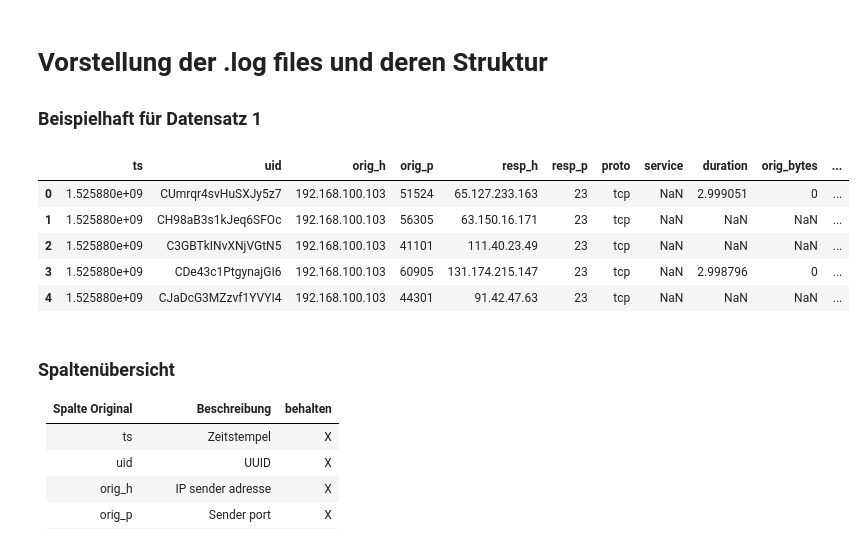
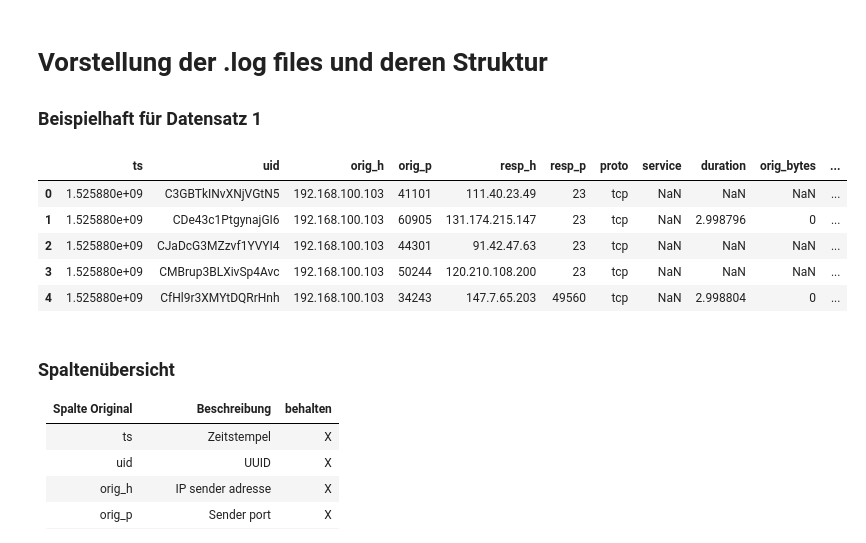
Before and after one commit to tech-nickel/LSC-IDS, a Jupyter notebook: jupyter_notebook/DOCUMENTATION.ipynb, the cells around one changed output. Drawn from its saved outputs; the diff is of its cells as text; code cells hidden in the pictures.

```diff
--- a/jupyter_notebook/DOCUMENTATION.ipynb
+++ b/jupyter_notebook/DOCUMENTATION.ipynb
@@ -20,20 +20,24 @@ Welche Datensätze haben wir in betracht gezogen und warum haben wir uns für di
 # Vorstellung der .log files und deren Struktur
 ### Beispielhaft für Datensatz 1
 # %%
-fields=["ts","uid","orig_h","orig_p","resp_h","resp_p","proto","service","duration","orig_bytes","resp_bytes","conn_state","local_orig","local_resp","missed_bytes","history","orig_pkts","orig_ip_bytes","resp_pkts","resp_ip_bytes","tunnel_parents","label","detailed-label"]
-
-df_raw_log = pd.read_csv(LOG,skipfooter=1, engine="python", names=fields, sep="\x09|\x20\x20\x20", skiprows=8)
-df_raw_log = df_raw_log.replace('-', np.nan)
+def read_log_file():
+        fieldsIN = ['ts', 'uid', 'orig_h', 'orig_p', 'resp_h', 'resp_p', 'proto', 'service', 'duration', 'orig_bytes', 'resp_bytes', 'conn_state',
+                'local_orig', 'local_resp', 'missed_bytes', 'history', 'orig_pkts', 'orig_ip_bytes', 'resp_pkts', 'resp_ip_bytes', 'tunnel_parents', 'label', 'detailed-label']
+        df = pd.read_csv(LOG, sep="\x09|\x20\x20\x20", skiprows=10, skipfooter=2,
+                        names=fieldsIN, header=None, engine='python', index_col=None)
+        df = df.replace('-', np.nan)
+        return df
 # %%
+df_raw_log = read_log_file()
 pd.set_option('display.max_columns', None)
 df_raw_log.head()
 # %% [output]
 |  | ts | uid | orig_h | orig_p | resp_h | resp_p | proto | service | duration | orig_bytes | ... |
-| 0 | 1.525880e+09 | CUmrqr4svHuSXJy5z7 | 192.168.100.103 | 51524 | 65.127.233.163 | 23 | tcp | NaN | 2.999051 | 0 | ... |
-| 1 | 1.525880e+09 | CH98aB3s1kJeq6SFOc | 192.168.100.103 | 56305 | 63.150.16.171 | 23 | tcp | NaN | NaN | NaN | ... |
-| 2 | 1.525880e+09 | C3GBTkINvXNjVGtN5 | 192.168.100.103 | 41101 | 111.40.23.49 | 23 | tcp | NaN | NaN | NaN | ... |
-| 3 | 1.525880e+09 | CDe43c1PtgynajGI6 | 192.168.100.103 | 60905 | 131.174.215.147 | 23 | tcp | NaN | 2.998796 | 0 | ... |
-| 4 | 1.525880e+09 | CJaDcG3MZzvf1YVYI4 | 192.168.100.103 | 44301 | 91.42.47.63 | 23 | tcp | NaN | NaN | NaN | ... |
+| 0 | 1.525880e+09 | C3GBTkINvXNjVGtN5 | 192.168.100.103 | 41101 | 111.40.23.49 | 23 | tcp | NaN | NaN | NaN | ... |
+| 1 | 1.525880e+09 | CDe43c1PtgynajGI6 | 192.168.100.103 | 60905 | 131.174.215.147 | 23 | tcp | NaN | 2.998796 | 0 | ... |
+| 2 | 1.525880e+09 | CJaDcG3MZzvf1YVYI4 | 192.168.100.103 | 44301 | 91.42.47.63 | 23 | tcp | NaN | NaN | NaN | ... |
+| 3 | 1.525880e+09 | CMBrup3BLXivSp4Avc | 192.168.100.103 | 50244 | 120.210.108.200 | 23 | tcp | NaN | NaN | NaN | ... |
+| 4 | 1.525880e+09 | CfHl9r3XMYtDQRrHnh | 192.168.100.103 | 34243 | 147.7.65.203 | 49560 | tcp | NaN | 2.998804 | 0 | ... |
 # %% [markdown]
 ### Spaltenübersicht
 
```
Also changed, not shown: parts of 22 cells of this notebook.
